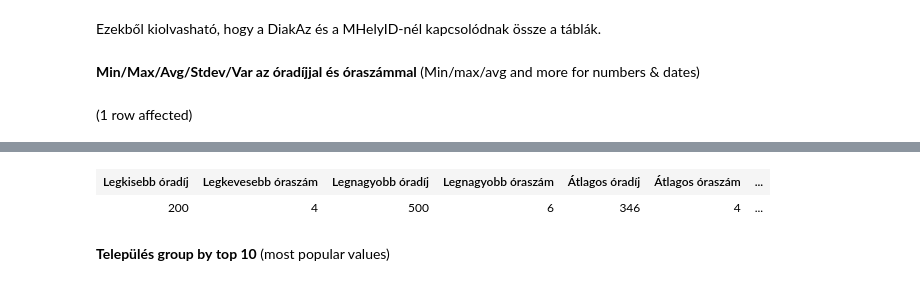
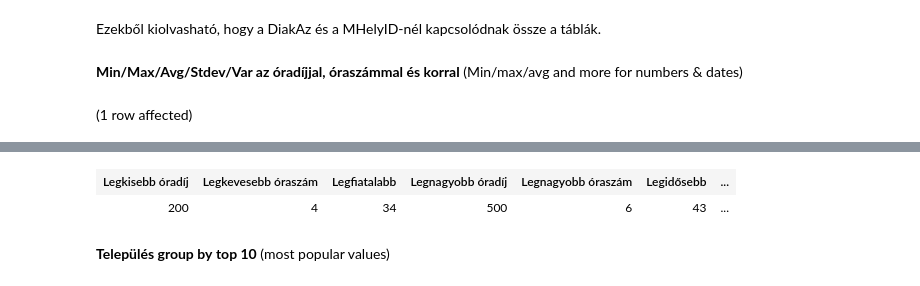
Before and after one commit to hodver/sql_hf1, a Jupyter notebook: hf1_diakmunka.ipynb, the cells around one changed output, grey strips where cells are left out. Drawn from its saved outputs; the diff is of its cells as text; code cells hidden in the pictures.

Commit message:
munkahelyenkent

```diff
--- a/hf1_diakmunka.ipynb
+++ b/hf1_diakmunka.ipynb
@@ -65,19 +65,24 @@ Total execution time: 00:00:00.197
 # %% [markdown]
 Ezekből kiolvasható, hogy a DiakAz és a MHelyID-nél kapcsolódnak össze a táblák.
 # %% [markdown]
-**Min/Max/Avg/Stdev/Var az óradíjjal és óraszámmal** (<span style="color: var(--vscode-foreground);">Min/max/avg and more for numbers &amp; dates)</span>
+**Min/Max/Avg/Stdev/Var az óradíjjal, óraszámmal** **és korral** (<span style="color: var(--vscode-foreground);">Min/max/avg and more for numbers &amp; dates)</span>
 # %%
-SELECT MIN(oradij) AS 'Legkisebb óradíj',
-        MIN(oraszam) AS 'Legkevesebb óraszám',
-        MAX(oradij) AS 'Legnagyobb óradíj',
-        MAX(oraszam) AS 'Legnagyobb óraszám',
-        AVG(oradij) AS 'Átlagos óradíj',
-        AVG(oraszam) AS 'Átlagos óraszám',
-        STDEV(oradij) AS 'Óradíj szórása',
-        STDEV(oraszam) AS 'Óraszám szórása',
-        VAR(oradij) AS 'Óradíj varianciája',
-        VAR(oraszam) AS 'Óraszám varianciája'
-FROM munka
+SELECT MIN(m.oradij) AS 'Legkisebb óradíj',
+        MIN(m.oraszam) AS 'Legkevesebb óraszám',
+        MIN(DATEDIFF(year,d.Szulido,GETDATE())) AS 'Legfiatalabb',
+        MAX(m.oradij) AS 'Legnagyobb óradíj',
+        MAX(m.oraszam) AS 'Legnagyobb óraszám',
+        MAX(DATEDIFF(year,d.Szulido,GETDATE())) AS 'Legidősebb',
+        AVG(m.oradij) AS 'Átlagos óradíj',
+        AVG(m.oraszam) AS 'Átlagos óraszám',
+        AVG(DATEDIFF(year,d.Szulido,GETDATE())) AS 'Átlagos kor',
+        STDEV(m.oradij) AS 'Óradíj szórása',
+        STDEV(m.oraszam) AS 'Óraszám szórása',
+        STDEV(DATEDIFF(year,d.Szulido,GETDATE())) AS 'Kor szórása',
+        VAR(m.oradij) AS 'Óradíj varianciája',
+        VAR(m.oraszam) AS 'Óraszám varianciája',
+        VAR(DATEDIFF(year,d.Szulido,GETDATE())) AS 'Kor varianciája'
+FROM munka m JOIN diak d ON m.DiakAz = d.DiakAz
 WHERE oradij IS NOT NULL OR oraszam IS NOT NULL
 # %% [output]
 (1 row affected)
@@ -85,5 +90,5 @@ Total execution time: 00:00:00.046
-| Legkisebb óradíj | Legkevesebb óraszám | Legnagyobb óradíj | Legnagyobb óraszám | Átlagos óradíj | Átlagos óraszám | ... |
-| 200 | 4 | 500 | 6 | 346 | 4 | ... |
+| Legkisebb óradíj | Legkevesebb óraszám | Legfiatalabb | Legnagyobb óradíj | Legnagyobb óraszám | Legidősebb | ... |
+| 200 | 4 | 34 | 500 | 6 | 43 | ... |
 # %% [markdown]
 **Település group by** **top 10** (most popular values)
 # %%
```
Also changed, not shown: parts of 5 cells of this notebook.
